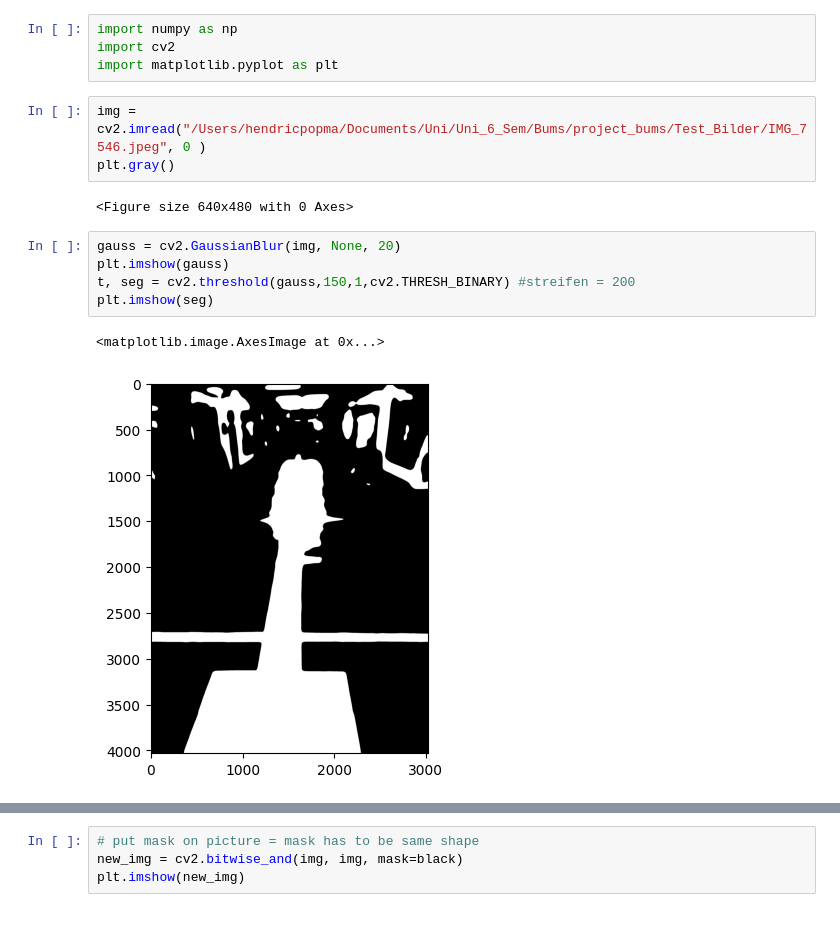
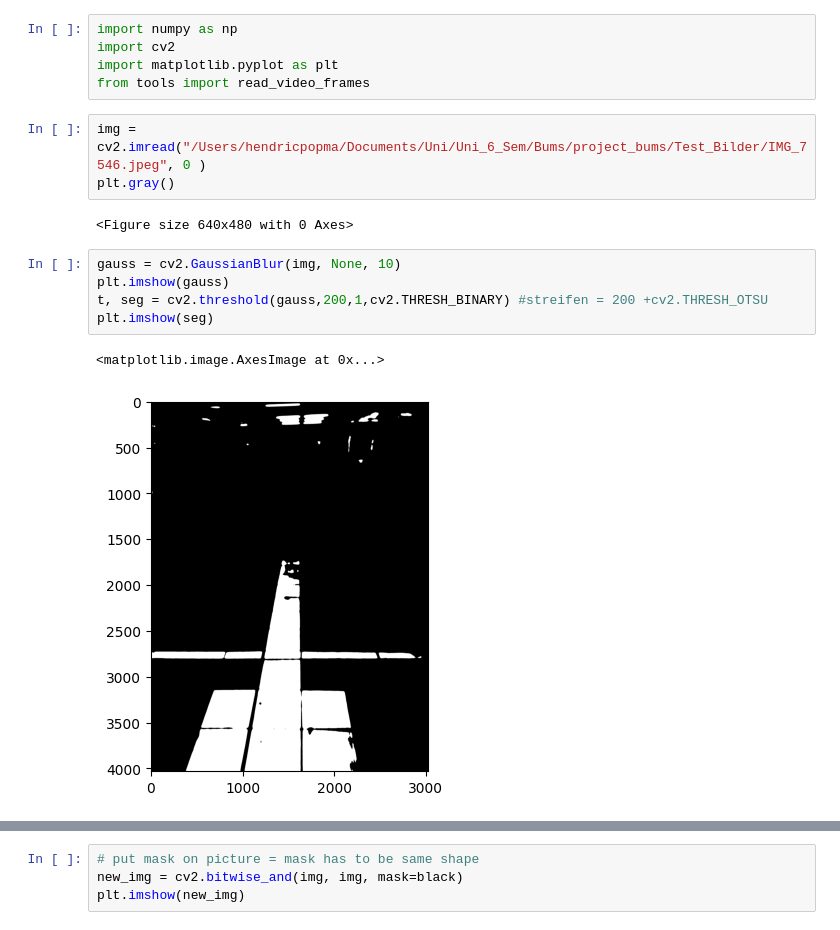
Before and after one commit to hendric-popma/project_bums, a Jupyter notebook: test_img7546.ipynb, the cells around one changed output, grey strips where cells are left out. Saved outputs shown, nothing was run; the diff lists cells and outputs as text.

```diff
--- a/test_img7546.ipynb
+++ b/test_img7546.ipynb
@@ -2,16 +2,17 @@
 import numpy as np
 import cv2
 import matplotlib.pyplot as plt
+from tools import read_video_frames
 # %%
 img = cv2.imread("/Users/hendricpopma/Documents/Uni/Uni_6_Sem/Bums/project_bums/Test_Bilder/IMG_7546.jpeg", 0 )
 plt.gray()
 # %% [output]
 <Figure size 640x480 with 0 Axes>
 # %%
-gauss = cv2.GaussianBlur(img, None, 20)
+gauss = cv2.GaussianBlur(img, None, 10)
 plt.imshow(gauss)
-t, seg = cv2.threshold(gauss,150,1,cv2.THRESH_BINARY) #streifen = 200
+t, seg = cv2.threshold(gauss,200,1,cv2.THRESH_BINARY) #streifen = 200 +cv2.THRESH_OTSU
 plt.imshow(seg)
 # %% [output]
 <matplotlib.image.AxesImage at 0x...>
-[figure, old version]
+[figure, new version]
```
Also changed, not shown: parts of 21 cells of this notebook, 2 other files.
